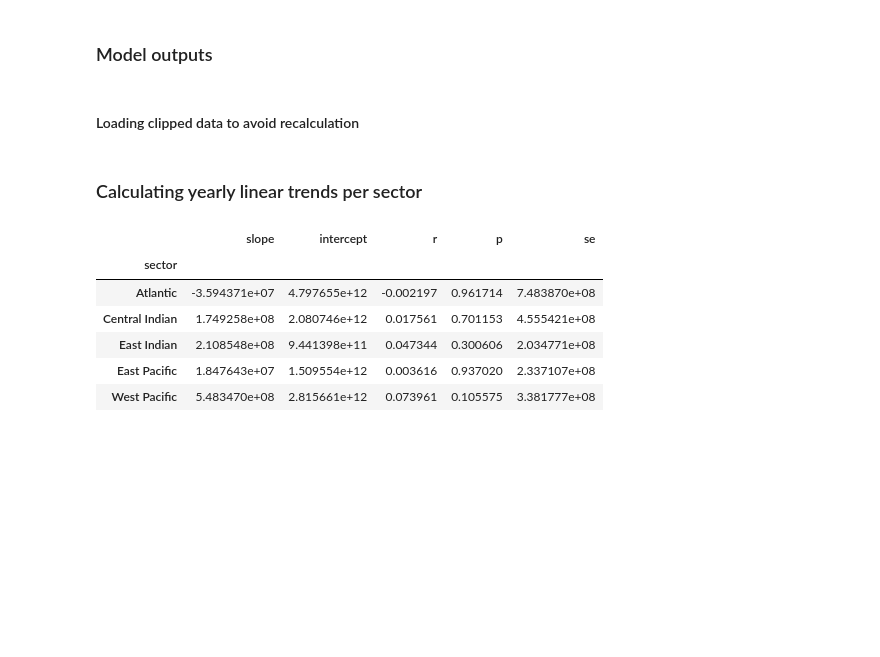
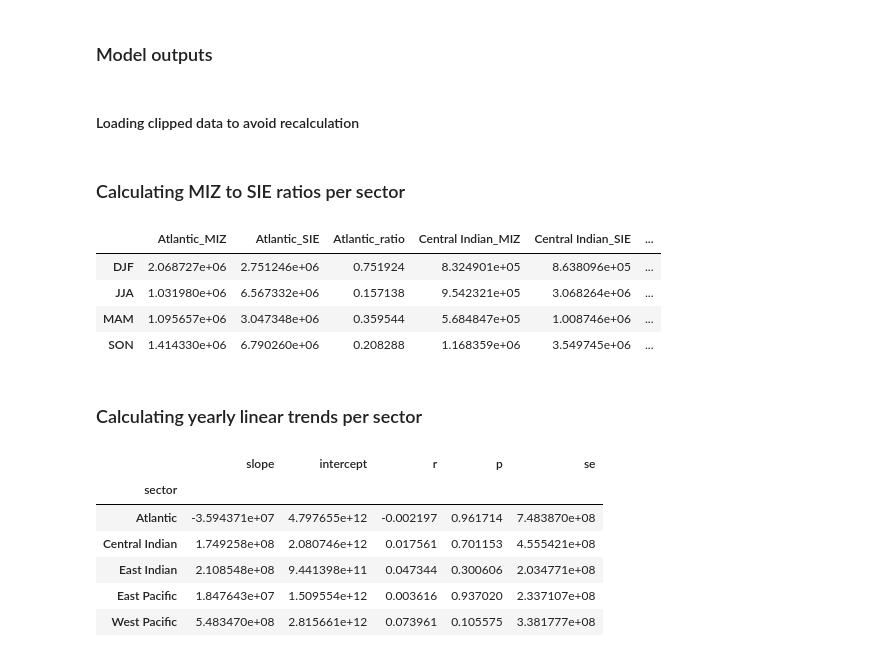
Before and after one commit to lidefi87/ACCESS_scripts_DFA, a Jupyter notebook: Scripts/SeaIcePlotsModel.ipynb, the cells around one changed output. Cells and saved outputs as stored; diff of their text form; code cells hidden in the pictures; blank space fills up the shorter version.

Commit message:
Update SeaIcePlotsModel.ipynb
Calculating mean SIE and MIZ, MIZ-SIE ratios per sector and season

```diff
--- a/Scripts/SeaIcePlotsModel.ipynb
+++ b/Scripts/SeaIcePlotsModel.ipynb
@@ -1921,3 +1923,7 @@ Sea ice extent is calculated based on Hobbs et al 2016, which is the total area
 # %%
 #Loading ice area data (in m2) - Only one file needed as they will be the same regardless of the time
 IceArea = xr.open_dataarray('/g/data/v45/la6889/Calculations/Area_per_pixel_01deg/area_per_pixel_01deg_all_areas.nc')
+# %%
+#Calculating total area for each sector
+da = [(MEASOregions[sec]*IceArea).sum() for sec in MEASOregions]
+da
@@ -2416,6 +2443,30 @@ for sector in sectorNames:
     clipped_SIE[sector] = xr.open_dataarray(fn[0])
     fn_m = [f_m for f_m in filelist_m if sector in f_m]
     clipped_MIZ[sector] = xr.open_dataarray(fn_m[0])
+# %% [markdown]
+### Calculating MIZ to SIE ratios per sector
+# %%
+#Create empty pandas dataframe to save calculations
+MIZ_SIE_clim_sea_sec = pd.DataFrame(data = [],
+                              index = [sea for sea, da in
+                                       clipped_MIZ['Atlantic'].groupby('time.season')])
+#Loop through sectors
+for sec in clipped_MIZ:
+    miz_mean = [da_miz.mean().values.tolist()*1e-6
+                for sea, da_miz in clipped_MIZ[sec].groupby('time.season')]
+    MIZ_SIE_clim_sea_sec[f'{sec}_MIZ'] = miz_mean
+    sie_mean = [da_sie.mean().values.tolist()*1e-6
+                for sea, da_sie in clipped_SIE[sec].groupby('time.season')]
+    MIZ_SIE_clim_sea_sec[f'{sec}_SIE'] = sie_mean
+    MIZ_SIE_clim_sea_sec[f'{sec}_ratio'] = [i/j for i,j in zip(miz_mean, sie_mean)]
+
+MIZ_SIE_clim_sea_sec
+# %% [output]
+|  | Atlantic_MIZ | Atlantic_SIE | Atlantic_ratio | Central Indian_MIZ | Central Indian_SIE | ... |
+| DJF | 2.068727e+06 | 2.751246e+06 | 0.751924 | 8.324901e+05 | 8.638096e+05 | ... |
+| JJA | 1.031980e+06 | 6.567332e+06 | 0.157138 | 9.542321e+05 | 3.068264e+06 | ... |
+| MAM | 1.095657e+06 | 3.047348e+06 | 0.359544 | 5.684847e+05 | 1.008746e+06 | ... |
+| SON | 1.414330e+06 | 6.790260e+06 | 0.208288 | 1.168359e+06 | 3.549745e+06 | ... |
 # %% [markdown]
 ### Calculating yearly linear trends per sector
 # %%
```
Also changed, not shown: parts of 2 cells of this notebook.
